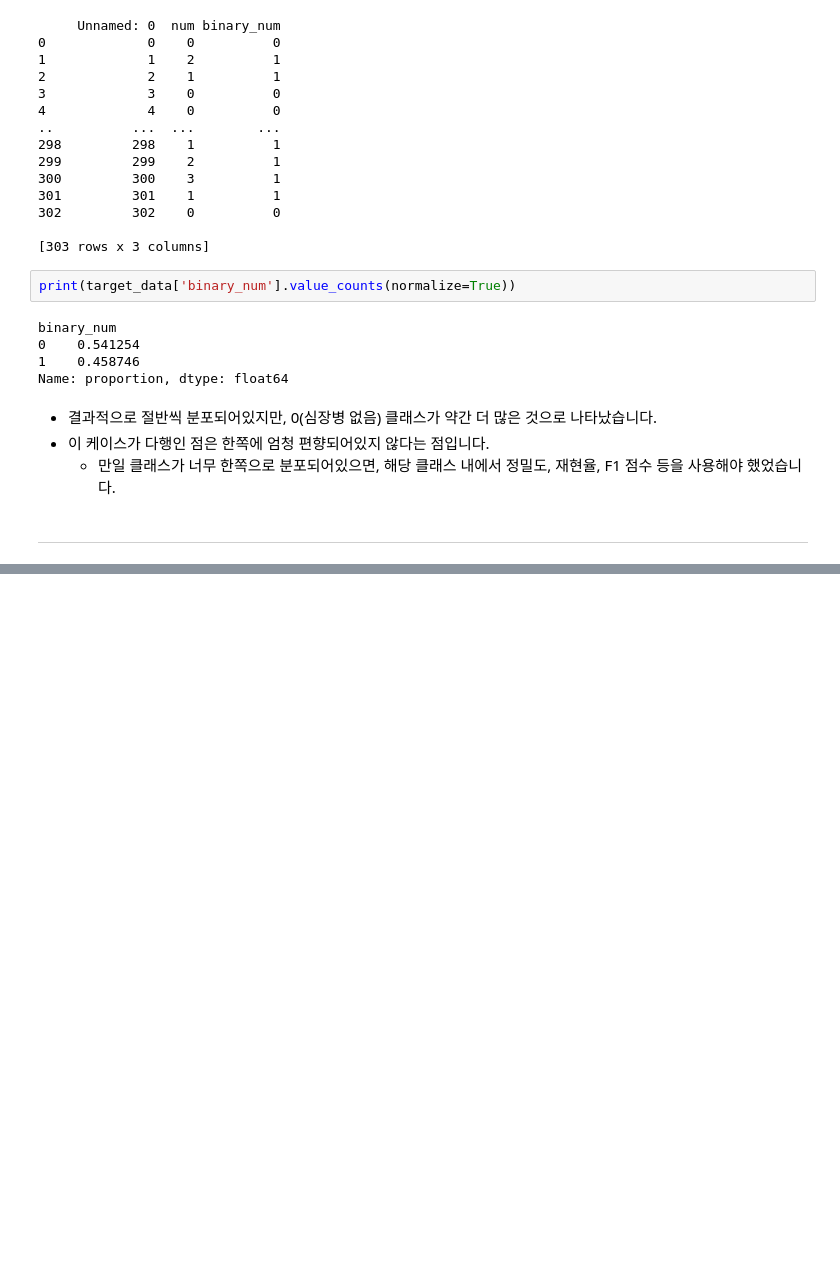
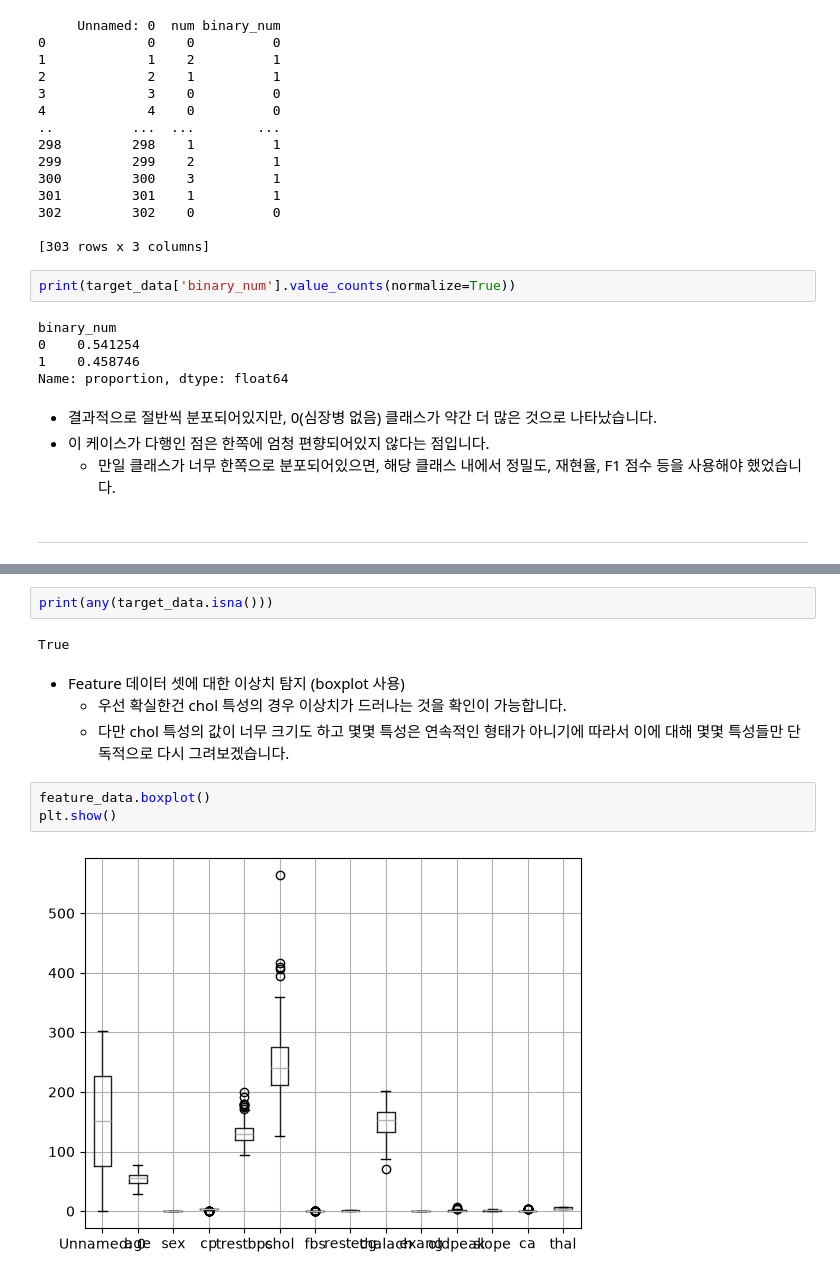
Before and after one commit to SCESecure/Predict_Heart_Diseases, a Jupyter notebook: notebooks/01_eda_preprocessing.ipynb, the cells around one changed output, grey strips where cells are left out. Saved outputs shown, nothing was run; the diff lists cells and outputs as text; blank space fills up the shorter version.

```diff
--- a/notebooks/01_eda_preprocessing.ipynb
+++ b/notebooks/01_eda_preprocessing.ipynb
@@ -170,0 +231,13 @@ Name: proportion, dtype: float64
+# %%
+print(any(target_data.isna()))
+# %% [output]
+True
+# %% [markdown]
+- Feature 데이터 셋에 대한 이상치 탐지 (boxplot 사용)
+  - 우선 확실한건 chol 특성의 경우 이상치가 드러나는 것을 확인이 가능합니다.
+  - 다만 chol 특성의 값이 너무 크기도 하고 몇몇 특성은 연속적인 형태가 아니기에 따라서 이에 대해 몇몇 특성들만 단독적으로 다시 그려보겠습니다.
+# %%
+feature_data.boxplot()
+plt.show()
+# %% [output]
+[figure, added]
```
Also changed, not shown: parts of 14 cells of this notebook.
